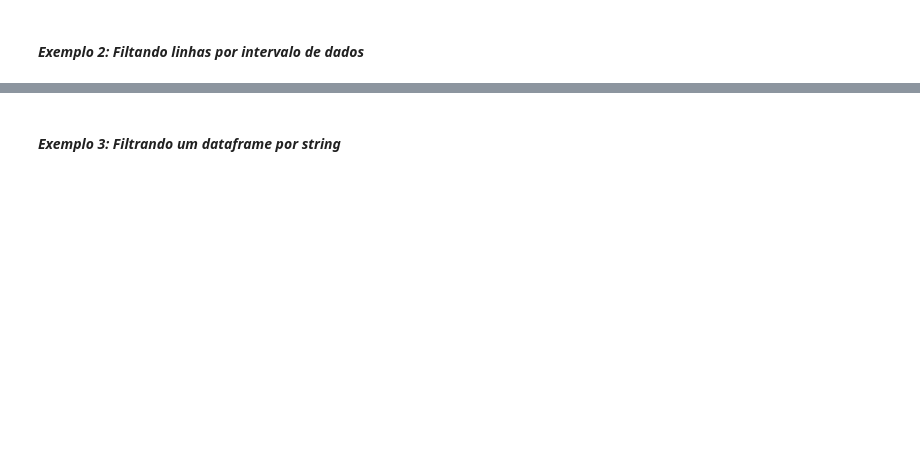
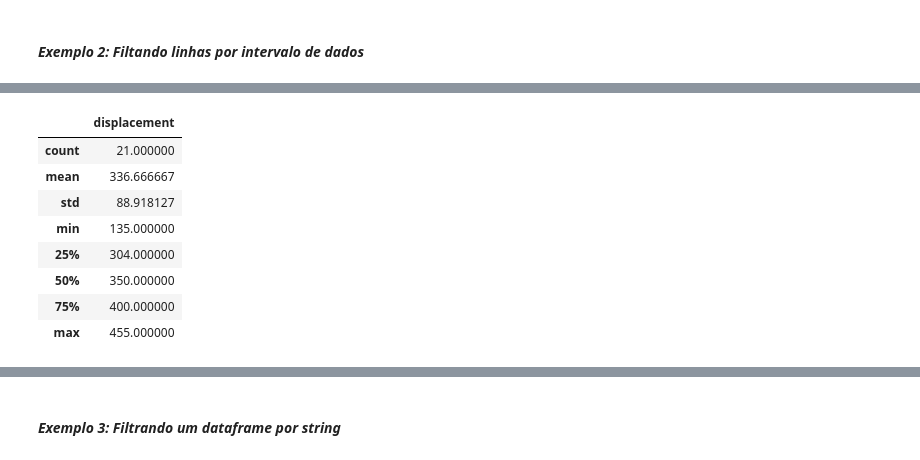
Before and after one commit to ProfAllanIFBA/Curso_Python_Com_Jupyter_Notebook, a Jupyter notebook: Capitulo022_Manipulando_Dados_Com_Pandas/Capitulo022_Manipulando_Dados_Com_Pandas.ipynb, the cells around one changed output, grey strips where cells are left out. Cells and saved outputs as stored; diff of their text form; code cells hidden in the pictures; blank space fills up the shorter version.

```diff
--- a/Capitulo022_Manipulando_Dados_Com_Pandas/Capitulo022_Manipulando_Dados_Com_Pandas.ipynb
+++ b/Capitulo022_Manipulando_Dados_Com_Pandas/Capitulo022_Manipulando_Dados_Com_Pandas.ipynb
@@ -385,6 +743,16 @@ pd.DataFrame(tabela_auto2)
 # %%
 # Aplicando a função describe ao rótulo 'mpg' da 'tabela_auto2'
-pd.DataFrame(tabela_auto2['mpg'].describe())
+pd.DataFrame(tabela_auto2['displacement'].describe())
+# %% [output]
+|  | displacement |
+| count | 21.000000 |
+| mean | 336.666667 |
+| std | 88.918127 |
+| min | 135.000000 |
+| 25% | 304.000000 |
+| 50% | 350.000000 |
+| 75% | 400.000000 |
+| max | 455.000000 |
 # %%
 # Gerando um subdataframe a partir da 'tabela_auto2' tal que displacement < 350
 tabela_auto3 = tabela_auto2.query('displacement < 350')
```
Also changed, not shown: parts of 88 cells of this notebook, 3 other files.
